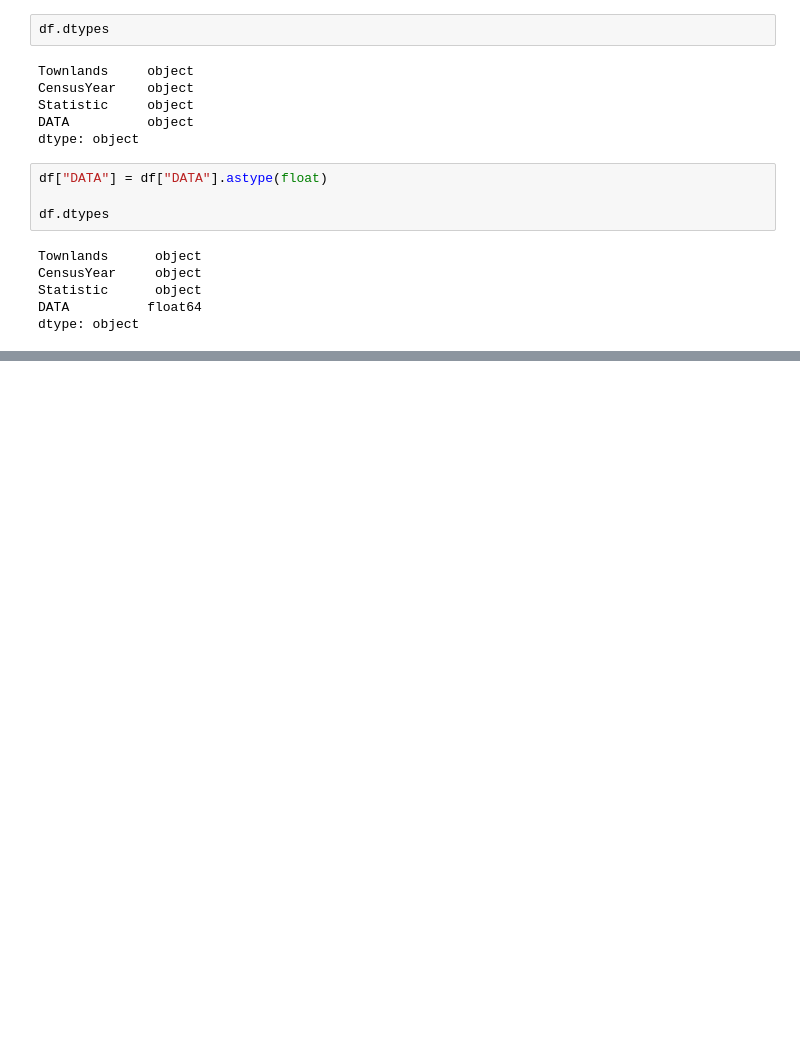
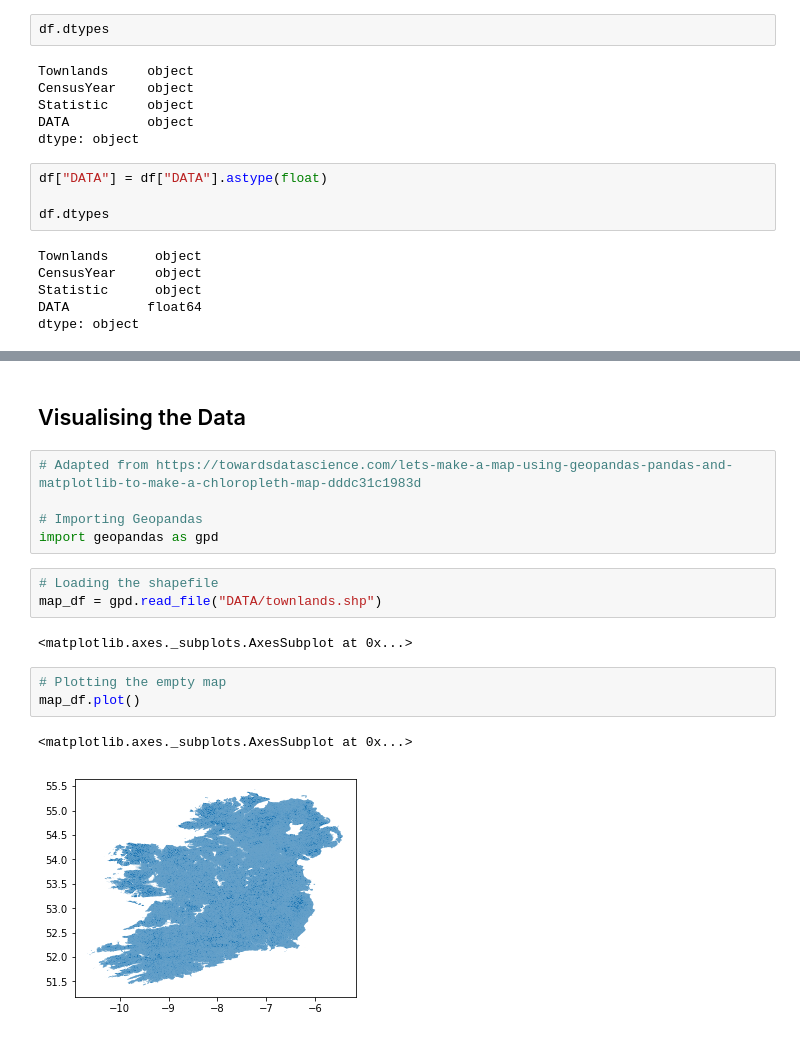
Before and after one commit to declanbarr/donegal-population, a Jupyter notebook: donegalPopulation.ipynb, the cells around one changed output, grey strips where cells are left out. Saved outputs shown, nothing was run; the diff lists cells and outputs as text; blank space fills up the shorter version.

Commit message:
Importing geopandas, loading and plotting shapefile for Irish townlands

```diff
--- a/donegalPopulation.ipynb
+++ b/donegalPopulation.ipynb
@@ -85,3 +85,21 @@ df.head(10)
 | Aghadreenan, Rosnakill, Co. Donegal | 20.0 | 24.0 | 26.0 | 46.0 | 14.0 | ... |
 | Aghafoy, Pettigoe, Co. Donegal | 3.0 | 5.0 | 4.0 | 7.0 | 3.0 | ... |
 | Aghaglassan, Gleneely, Co. Donegal | 35.0 | 35.0 | 34.0 | 69.0 | 30.0 | ... |
+# %% [markdown]
+## Visualising the Data
+# %%
+# Adapted from https://towardsdatascience.com/lets-make-a-map-using-geopandas-pandas-and-matplotlib-to-make-a-chloropleth-map-dddc31c1983d
+
+# Importing Geopandas
+import geopandas as gpd
+# %%
+# Loading the shapefile
+map_df = gpd.read_file("DATA/townlands.shp")
+# %% [output]
+<matplotlib.axes._subplots.AxesSubplot at 0x...>
+# %%
+# Plotting the empty map
+map_df.plot()
+# %% [output]
+<matplotlib.axes._subplots.AxesSubplot at 0x...>
+[figure, added]
```
